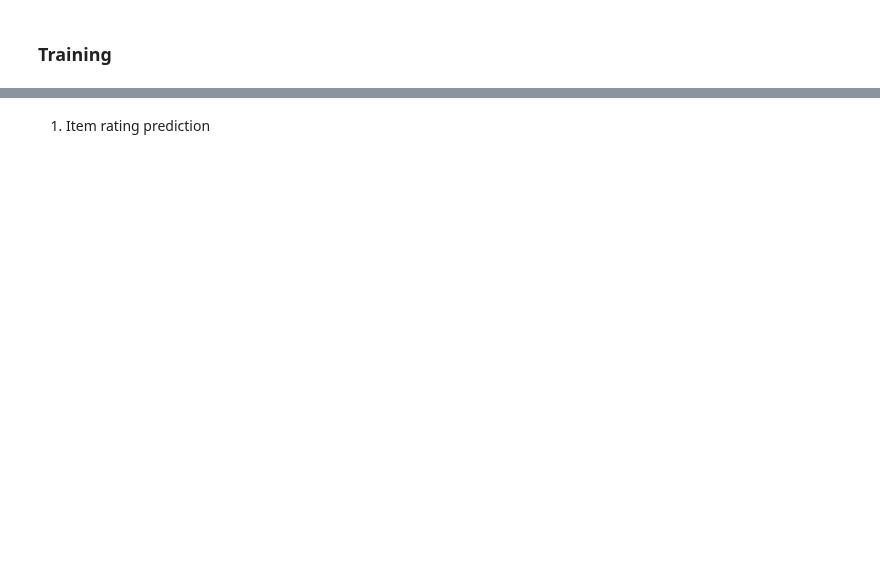
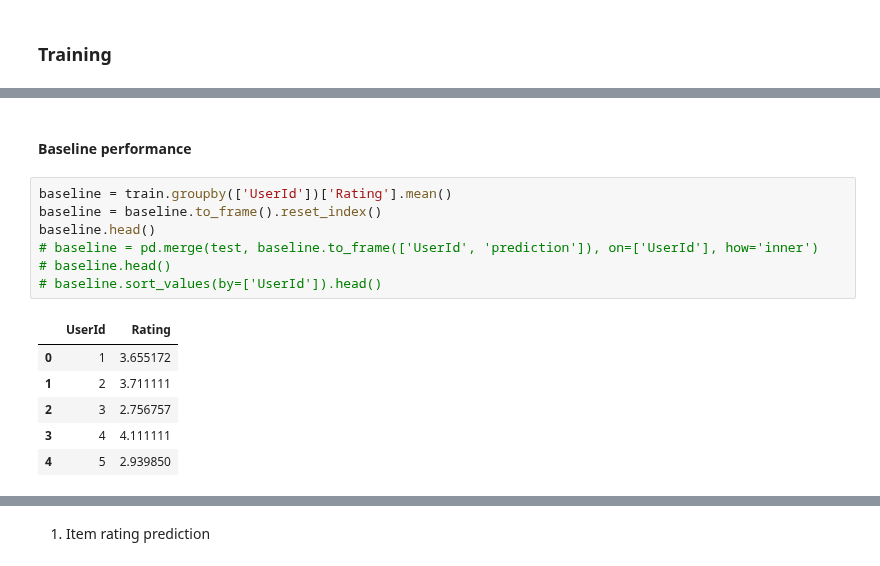
Before and after one commit to recommenders-team/recommenders, a Jupyter notebook: notebooks/02_model/wide_deep_movielens.ipynb, the cells around one changed output, grey strips where cells are left out. Drawn from its saved outputs; the diff is of its cells as text; blank space fills up the shorter version.

```diff
--- a/notebooks/02_model/wide_deep_movielens.ipynb
+++ b/notebooks/02_model/wide_deep_movielens.ipynb
@@ -213,0 +238,16 @@ INFO:tensorflow:Loss for final step: 151.76266.
+# %% [markdown]
+#### Baseline performance
+# %%
+baseline = train.groupby(['UserId'])['Rating'].mean()
+baseline = baseline.to_frame().reset_index()
+baseline.head()
+# baseline = pd.merge(test, baseline.to_frame(['UserId', 'prediction']), on=['UserId'], how='inner')
+# baseline.head()
+# baseline.sort_values(by=['UserId']).head()
+# %% [output]
+|  | UserId | Rating |
+| 0 | 1 | 3.655172 |
+| 1 | 2 | 3.711111 |
+| 2 | 3 | 2.756757 |
+| 3 | 4 | 4.111111 |
+| 4 | 5 | 2.939850 |
```
Also changed, not shown: parts of 18 cells of this notebook.
